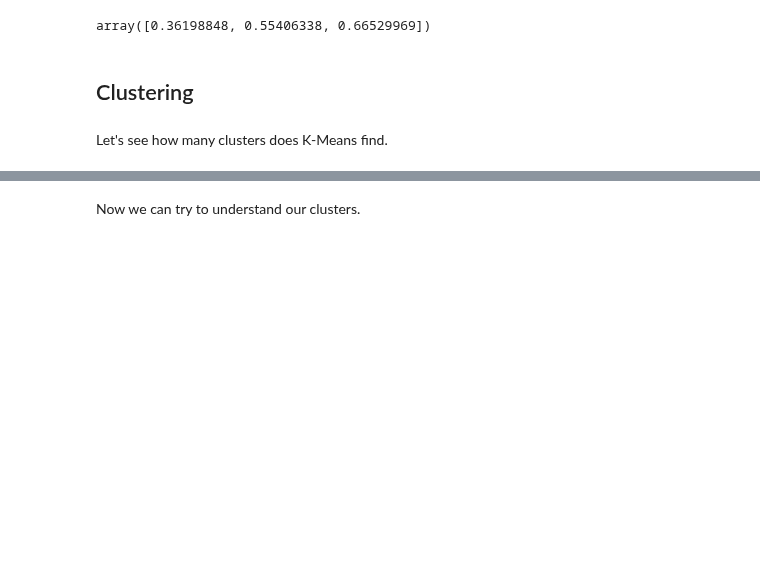
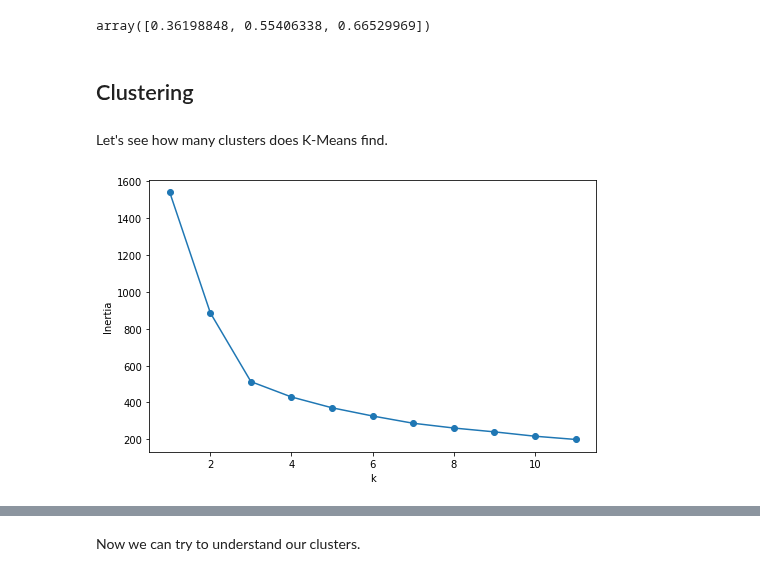
Before and after one commit to ThakdanaiSaelee/Lab_CE888, a Jupyter notebook: lab5 - data_exploration/lab_exploration.ipynb, the cells around one changed output, grey strips where cells are left out. Saved outputs shown, nothing was run; the diff lists cells and outputs as text; code cells hidden in the pictures; blank space fills up the shorter version.

```diff
--- a/lab5 - data_exploration/lab_exploration.ipynb
+++ b/lab5 - data_exploration/lab_exploration.ipynb
@@ -194,3 +190,24 @@ Let's see how many clusters does K-Means find.
+# %%
+# Use the elbow method to select the number of clusters in your data using 3 PCs.
+
+# YOUR CODE HERE
+inertias, sil = [], []
+for k in range(1, 12):
+    kmeans = KMeans(n_clusters=k)
+    y_pred = kmeans.fit_predict(x_pca_n)
+    inertias.append(kmeans.inertia_)
+    if k > 1:
+        sil.append(silhouette_score(x_pca_n, y_pred))
+
+# Let's plot inertia vs number of clusters
+plt.figure(figsize=(8,5))
+plt.plot(range(1, 12), inertias, 'o-')
+plt.xlabel('k')
+plt.ylabel('Inertia')
+plt.savefig('elbow_moons.pdf', dpi=300)
+plt.show()
+# %% [output]
+[figure, added]
 # %%
 # Now use the silhouette score to choose between the two candidate k values from the previous cell
 
```
Also changed, not shown: parts of 5 cells of this notebook.
